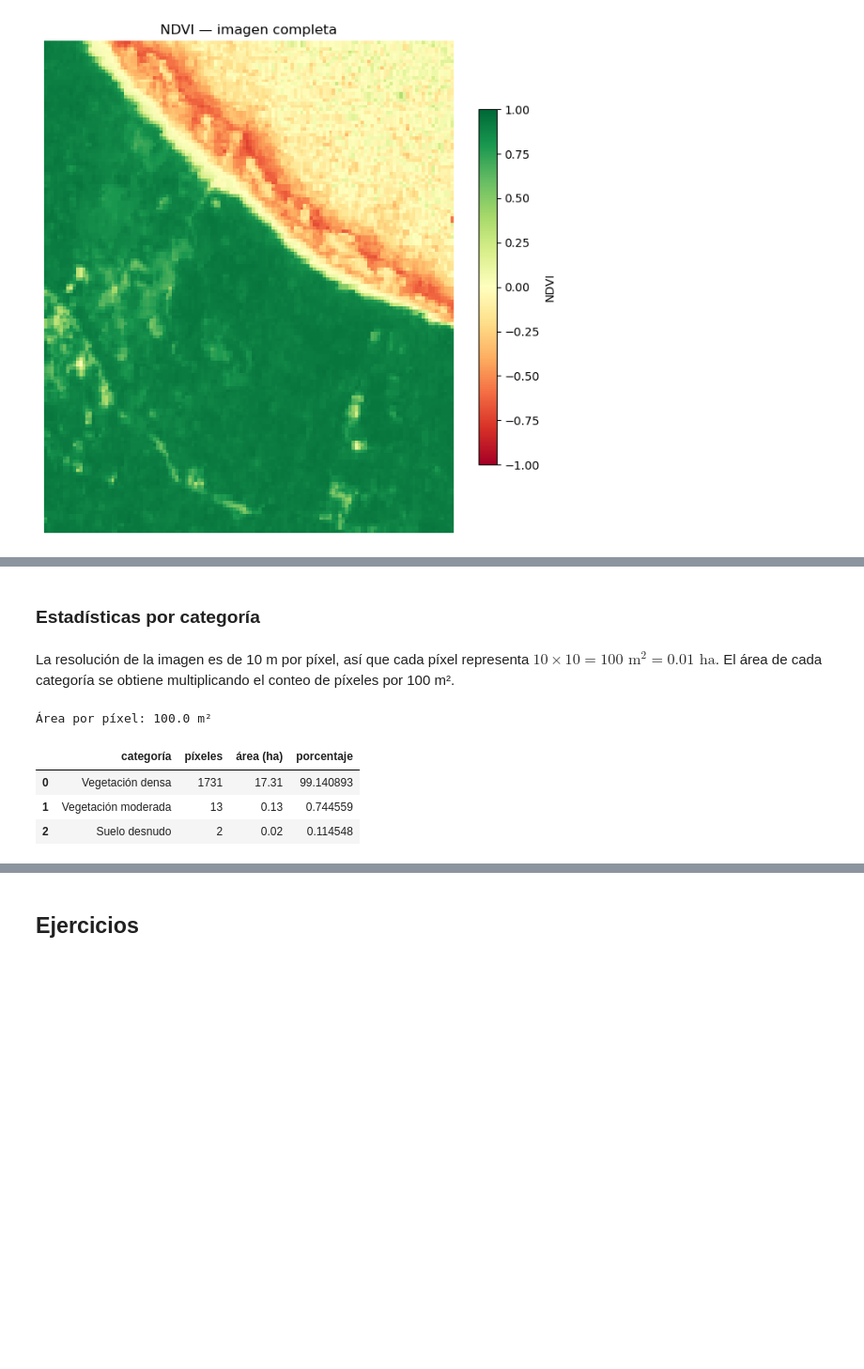
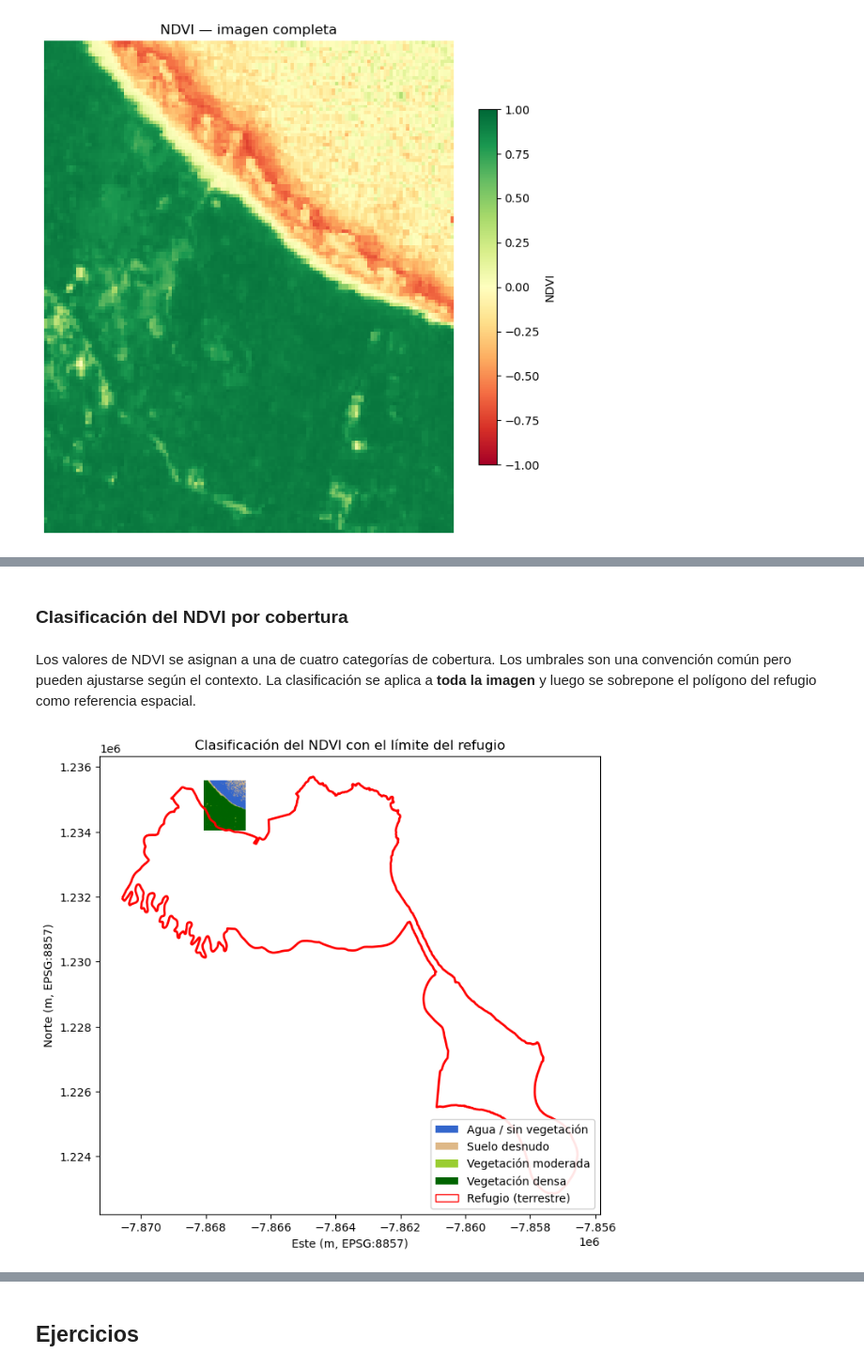
Before and after one commit to tpb708-programacionsig/2026-i, a Jupyter notebook: contenidos/iv-procesamiento-datos-geoespaciales/07-ejemplo-analisis-ndvi-gandoca.ipynb, the cells around one changed output, grey strips where cells are left out. Shown at 94% size. Drawn from its saved outputs; the diff is of its cells as text; code cells hidden in the pictures; blank space fills up the shorter version.

```diff
--- a/contenidos/iv-procesamiento-datos-geoespaciales/07-ejemplo-analisis-ndvi-gandoca.ipynb
+++ b/contenidos/iv-procesamiento-datos-geoespaciales/07-ejemplo-analisis-ndvi-gandoca.ipynb
@@ -301,28 +230,52 @@ plt.show()
-# %% [markdown]
-### Estadísticas por categoría
-# %% [markdown]
-La resolución de la imagen es de 10 m por píxel, así que cada píxel representa $10 \times 10 = 100 \text{ m}^2 = 0.01 \text{ ha}$. El área de cada categoría se obtiene multiplicando el conteo de píxeles por 100 m².
-# %%
-# Resolución del raster (lado del píxel en metros)
-res_x, res_y = imagen.res
-area_pixel_m2 = res_x * res_y
-print(f'Área por píxel: {area_pixel_m2:.1f} m²')
-
-# Conteo de píxeles por categoría (excluyendo la clase 0 = fuera del refugio)
-valores, conteos = np.unique(clases[clases > 0], return_counts=True)
-
-# Tabla resumen
-resumen = pd.DataFrame({
-    'categoría': [etiquetas[v - 1] for v in valores],
-    'píxeles': conteos,
-    'área (ha)': conteos * area_pixel_m2 / 10_000,
-})
-resumen['porcentaje'] = 100 * resumen['píxeles'] / resumen['píxeles'].sum()
-resumen = resumen.sort_values('área (ha)', ascending=False).reset_index(drop=True)
-resumen
-# %% [output]
-Área por píxel: 100.0 m²
-|  | categoría | píxeles | área (ha) | porcentaje |
-| 0 | Vegetación densa | 1731 | 17.31 | 99.140893 |
-| 1 | Vegetación moderada | 13 | 0.13 | 0.744559 |
-| 2 | Suelo desnudo | 2 | 0.02 | 0.114548 |
+# %% [markdown]
+### Clasificación del NDVI por cobertura
+# %% [markdown]
+Los valores de NDVI se asignan a una de cuatro categorías de cobertura. Los umbrales son una convención común pero pueden ajustarse según el contexto. La clasificación se aplica a **toda la imagen** y luego se sobrepone el polígono del refugio como referencia espacial.
+# %%
+# Umbrales y etiquetas de las categorías
+umbrales = [-1, 0, 0.2, 0.5, 1]
+etiquetas = [
+    'Agua / sin vegetación',
+    'Suelo desnudo',
+    'Vegetación moderada',
+    'Vegetación densa',
+]
+
+# Asignar a cada píxel su categoría (1, 2, 3 o 4)
+clases = np.digitize(ndvi, bins=umbrales[1:-1]) + 1
+
+# Paleta categórica
+colores = ['#3366cc', '#deb887', '#9acd32', '#006400']
+cmap = ListedColormap(colores)
+norm = BoundaryNorm([1, 2, 3, 4, 5], cmap.N)
+
+# Extensión geográfica del raster, en su CRS, para alinear el polígono
+extent = [
+    imagen.bounds.left, imagen.bounds.right,
+    imagen.bounds.bottom, imagen.bounds.top,
+]
+
+fig, ax = plt.subplots(figsize=(8, 8))
+ax.imshow(clases, cmap=cmap, norm=norm, extent=extent)
+
+# Sobreponer el polígono del refugio
+refugio_8857_gdf.boundary.plot(
+    ax=ax, color='red', linewidth=2,
+)
+
+ax.set_title('Clasificación del NDVI con el límite del refugio')
+ax.set_xlabel('Este (m, EPSG:8857)')
+ax.set_ylabel('Norte (m, EPSG:8857)')
+
+# Leyenda
+from matplotlib.patches import Patch
+handles = [
+    Patch(facecolor=colores[i], label=etiquetas[i]) for i in range(4)
+]
+handles.append(
+    Patch(facecolor='none', edgecolor='red', label='Refugio (terrestre)')
+)
+ax.legend(handles=handles, loc='lower right', framealpha=0.9)
+plt.show()
+# %% [output]
+[figure, added]
```
Also changed, not shown: parts of 13 cells of this notebook.
